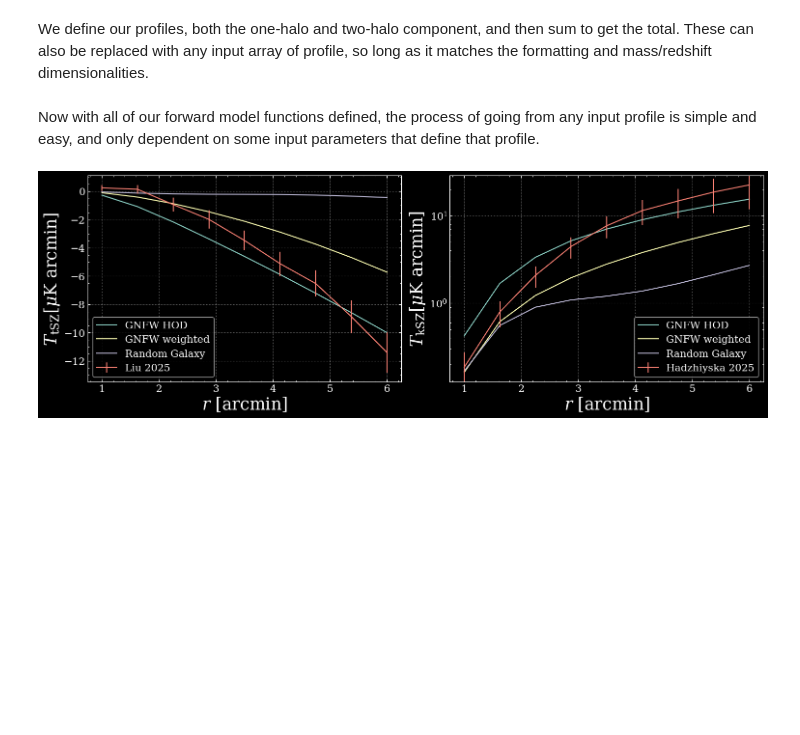
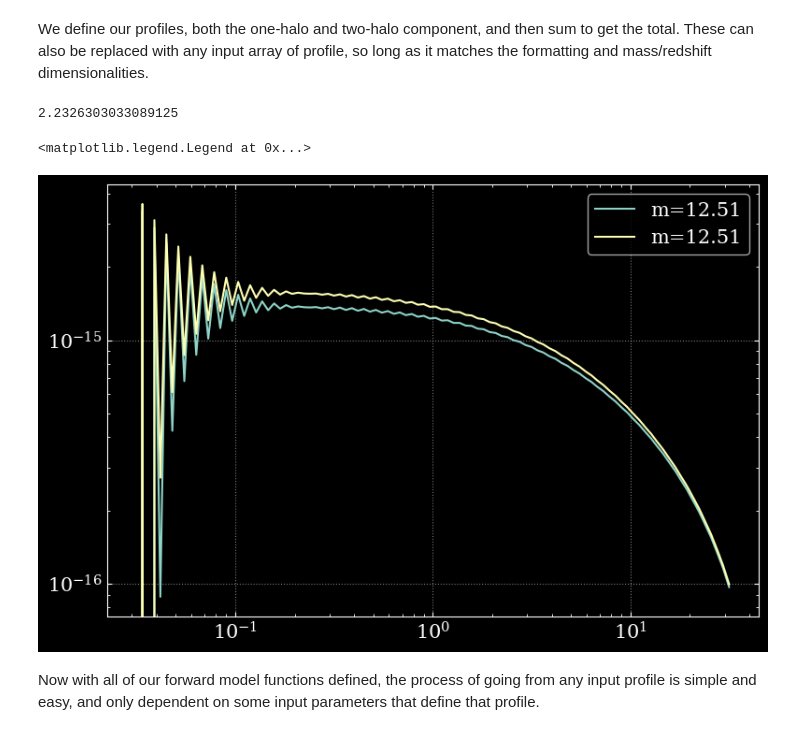
Before and after one commit to chadpopik/CAPPIBARAS, a Jupyter notebook: fullmodel.ipynb, the cells around one changed output. Saved outputs shown, nothing was run; the diff lists cells and outputs as text; code cells hidden in the pictures; blank space fills up the shorter version.

Commit message:
fixed some things in measurement and twohalo

```diff
--- a/fullmodel.ipynb
+++ b/fullmodel.ipynb
@@ -14,7 +14,7 @@ all of which are entirely defined in their respective files and simple need to b
 We also set some general cosmological/astrophysical parameters that will be needed throughtout.
 # %%
 fmoddict = {
-    'HMF': {'name':'hmf_package', 'spefs': {'mdef':'SOCritical', 'mfunc':'Tinker08'}},
+    'HMF': {'name':'pyccl', 'spefs': {'mfunc':'Tinker08', 'mdef':'200c', 'hbias': 'Tinker10'}},
     'HOD': {'name':'Kou2023', 'spefs': {'sample':'M*>10.8'}},
     'SMF': {'name': 'Gao2023', 'spefs': {'sample':'LRG', 'hemisphere':'south', 'zbin':'bin_1', 'zweight':'True'}},
     'SHMR': {'name': 'Kravstov2014', 'spefs': {'sample': 'M200c'}},
@@ -40,16 +40,18 @@ msstar, zs = SMF.mstars, SMF.zs
 mrange = np.sum(gdist, axis=0)/np.sum(gdist)>1e-3
 gdist, msstar = gdist[:, mrange], msstar[mrange]
 
-mshalo = getattr(SHMRs, fmoddict['SHMR']['name'])(fmoddict['SHMR']['spefs']).SHMR(msstar)
+shmr = getattr(SHMRs, fmoddict['SHMR']['name'])(fmoddict['SHMR']['spefs'])
+mshalo = shmr.SHMR(msstar)
 
 # Create a HMF function to use with the HOD
-hmf = getattr(HMFs, fmoddict['HMF']['name'])(fmoddict['HMF']['spefs']).HMF(zs, mshalo, **cpars)
+hmod = getattr(HMFs, fmoddict['HMF']['name'])(fmoddict['HMF']['spefs'])
+hmf = hmod.HMF(zs, mshalo, **cpars)
 
 # Define an HOD Model used for this method
 HOD = getattr(HODs, fmoddict['HOD']['name'])(fmoddict['HOD']['spefs'])
 
 
-rs = np.logspace(-1, 1, 100)
+rs = np.logspace(-1.5, 1.5, 100)
 
 ave_weight = ForwardModel.weighting(gdist)
-ave_HOD = ForwardModel.HODweighting(rs, zs, mshalo, HOD, hmf, r200c_func, H_func, **cpars)
+ave_HOD = ForwardModel.HODweighting(rs, zs, mshalo, HOD.Nc, HOD.Ns, HOD.uSat, hmf, r200c_func, H_func, **cpars)
@@ -86,9 +86,9 @@ We define our profiles, both the one-halo and two-halo component, and then sum t
 # %%
 # Define a pressure and density profile
 Pth1h = getattr(Profiles, tszdict['onehalo']['name'])(tszdict['onehalo']['spefs']).Pth1h(rs, zs, mshalo, rhoc_func, r200c_func, **cpars)
-Pth2h = getattr(Profiles, tszdict['twohalo']['name'])(tszdict['twohalo']['spefs']).Pth2h(rs, zs, mshalo)
+Pth2h = getattr(Profiles, tszdict['twohalo']['name'])(tszdict['twohalo']['spefs']).Pth2h(rs, zs, mshalo, rhoc_func, r200c_func, hmod.Plin, hmod.bh, hmod.HMF, **cpars)
 Pth = lambda params={}: Pth1h(params)+Pth2h(params)
 
 rho1h = getattr(Profiles, kszdict['onehalo']['name'])(kszdict['onehalo']['spefs']).rho1h(rs, zs, mshalo, rhoc_func, r200c_func, **cpars)
-rho2h = getattr(Profiles, kszdict['twohalo']['name'])(kszdict['twohalo']['spefs']).rho2h(rs, zs, mshalo)
+rho2h = getattr(Profiles, kszdict['twohalo']['name'])(kszdict['twohalo']['spefs']).rho2h(rs, zs, mshalo,rhoc_func, r200c_func, hmod.Plin, hmod.bh, hmod.HMF, **cpars)
 rho = lambda params={}: rho1h(params)+rho2h(params)
@@ -95,25 +99,18 @@ rho = lambda params={}: rho1h(params)+rho2h(params)
+# %%
+np.log10(mshalo.max())-np.log10(mshalo.min())
+# %% [output]
+2.2326303033089125
+# %%
+Pth2htest = getattr(Profiles, tszdict['twohalo']['name'])(tszdict['twohalo']['spefs']).Pth2h(rs, zs, np.array([mshalo[10]*.99, mshalo[10]*1.01]), rhoc_func, r200c_func, hmod.Plin, hmod.bh, hmod.HMF, **cpars)
+
+plt.loglog(rs, Pth2h()[:, 0, 10], label=f'm={np.log10(mshalo[10]):.2f}')
+plt.loglog(rs, Pth2htest()[:, 0, 0]*400, label=f'm={np.log10(mshalo[10]):.2f}')
+plt.legend()
+# %% [output]
+<matplotlib.legend.Legend at 0x...>
+[figure, added]
 # %% [markdown]
 Now with all of our forward model functions defined, the process of going from any input profile is simple and easy, and only dependent on some input parameters that define that profile.
-# %%
-fig, axs = plt.subplots(1, 2, figsize=(15, 5), layout='constrained')
-axs[0].set(xlabel=r'$r$ [arcmin]', ylabel=r'$T_\text{tSZ} [\mu \text{K arcmin}]$')
-axs[1].set(xlabel=r'$r$ [arcmin]', ylabel=r'$T_\text{kSZ} [\mu \text{K arcmin}]$', yscale='log')
-
-
-axs[0].plot(tSZdata.thetas, tSZsign(tSZproj(ave_HOD(Pth({'P0':1, 'beta_t':3.5}), cpars))), label='GNFW HOD')
-axs[0].plot(tSZdata.thetas, tSZsign(tSZproj(ave_weight(Pth()))), label='GNFW weighted')
-axs[0].plot(tSZdata.thetas, tSZsign(tSZproj(pths_sim)), label='Random Galaxy')
-axs[0].errorbar(tSZdata.thetas, tSZdata.tSZdata, np.diag(tSZdata.tSZcov)**0.5, label='Liu 2025')
-
-axs[1].plot(kSZdata.thetas, kSZsign(kSZproj(ave_HOD(rho(), cpars))), label='GNFW HOD')
-axs[1].plot(kSZdata.thetas, kSZsign(kSZproj(ave_weight(rho()))), label='GNFW weighted')
-axs[1].plot(kSZdata.thetas, kSZsign(kSZproj(rhos_sim)), label='Random Galaxy')
-
-axs[1].errorbar(kSZdata.thetas, kSZdata.kSZdata, np.diag(kSZdata.kSZcov)**0.5, label='Hadzhiyska 2025')
-
-axs[0].legend(), axs[1].legend(); plt.show()
-# %% [output]
-[figure, old version]
 # %%
 rhos_sim = np.array([0.00000000e+00, 0.00000000e+00, 3.23705634e-27, 1.56168858e-27,
        4.91244157e-27, 5.21580669e-27, 6.38216246e-27, 5.70257482e-27,
```
Also changed, not shown: parts of 6 cells of this notebook, 55 other files.
